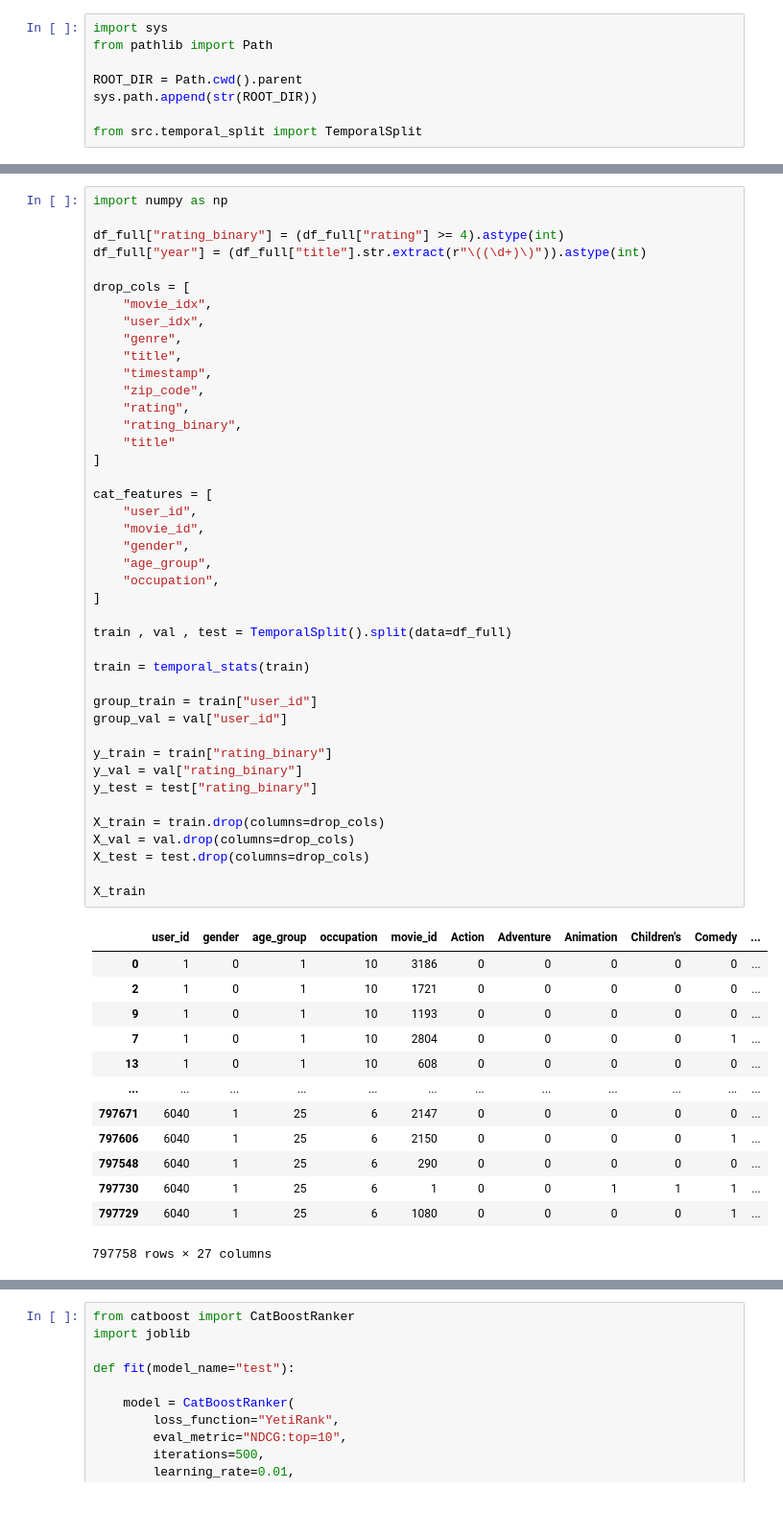
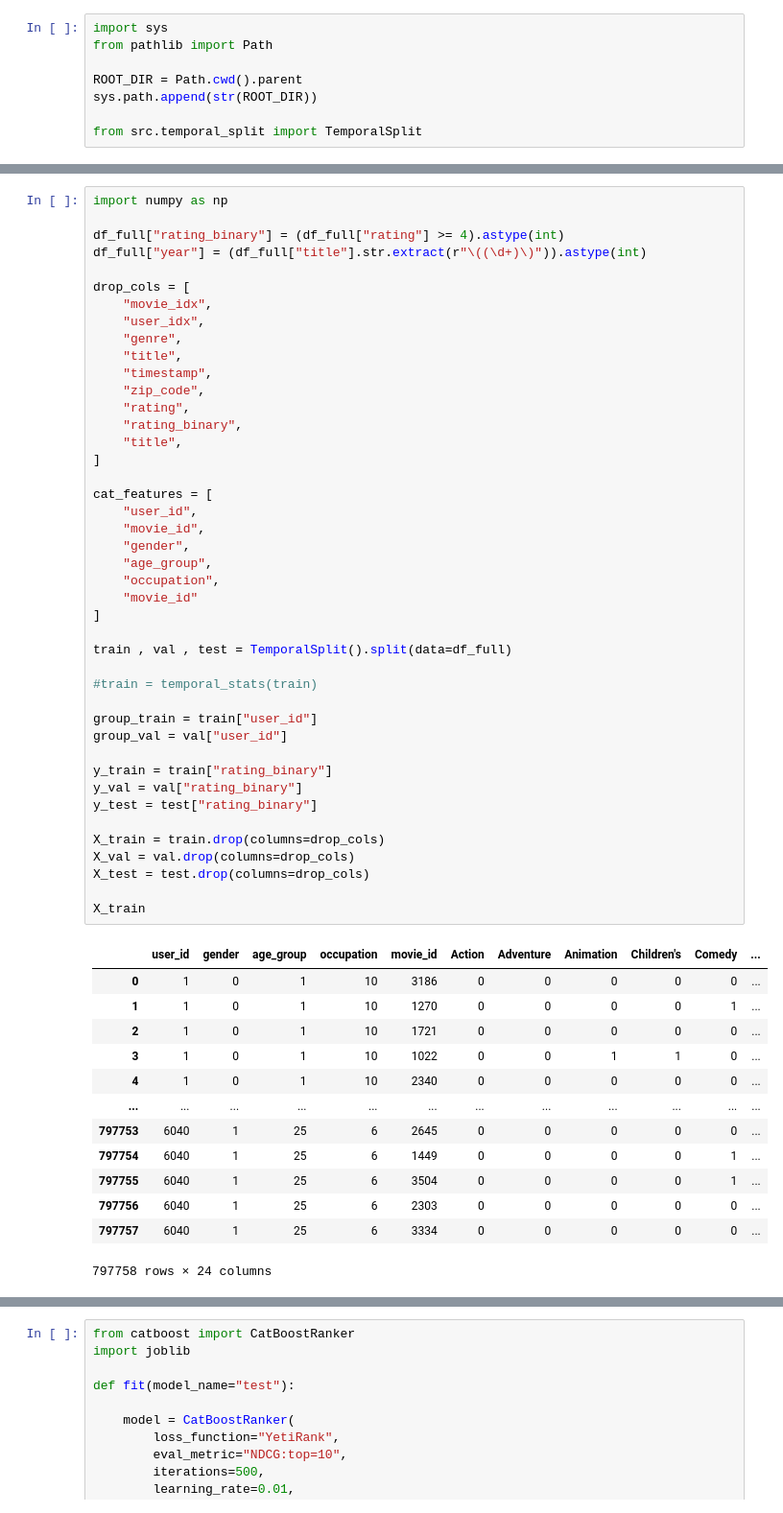
Before and after one commit to Senpaka/ml-recommendation-system, a Jupyter notebook: notebook/05_catboos.ipynb, the cells around one changed output, grey strips where cells are left out. Shown at 96% size. Cells and saved outputs as stored; diff of their text form.

```diff
--- a/notebook/05_catboos.ipynb
+++ b/notebook/05_catboos.ipynb
@@ -149,44 +88,45 @@ drop_cols = [
     "zip_code",
     "rating",
     "rating_binary",
-    "title"
+    "title",
 ]
 
 cat_features = [
     "user_id",
     "movie_id",
     "gender",
     "age_group",
     "occupation",
+    "movie_id"
 ]
 
 train , val , test = TemporalSplit().split(data=df_full)
 
-train = temporal_stats(train)
+#train = temporal_stats(train)
 
 group_train = train["user_id"]
 group_val = val["user_id"]
 
 y_train = train["rating_binary"]
 y_val = val["rating_binary"]
 y_test = test["rating_binary"]
 
 X_train = train.drop(columns=drop_cols)
 X_val = val.drop(columns=drop_cols)
 X_test = test.drop(columns=drop_cols)
 
 X_train
 # %% [output]
 |  | user_id | gender | age_group | occupation | movie_id | Action | Adventure | Animation | Children's | Comedy | ... |
 | 0 | 1 | 0 | 1 | 10 | 3186 | 0 | 0 | 0 | 0 | 0 | ... |
+| 1 | 1 | 0 | 1 | 10 | 1270 | 0 | 0 | 0 | 0 | 1 | ... |
 | 2 | 1 | 0 | 1 | 10 | 1721 | 0 | 0 | 0 | 0 | 0 | ... |
-| 9 | 1 | 0 | 1 | 10 | 1193 | 0 | 0 | 0 | 0 | 0 | ... |
-| 7 | 1 | 0 | 1 | 10 | 2804 | 0 | 0 | 0 | 0 | 1 | ... |
-| 13 | 1 | 0 | 1 | 10 | 608 | 0 | 0 | 0 | 0 | 0 | ... |
+| 3 | 1 | 0 | 1 | 10 | 1022 | 0 | 0 | 1 | 1 | 0 | ... |
+| 4 | 1 | 0 | 1 | 10 | 2340 | 0 | 0 | 0 | 0 | 0 | ... |
 | ... | ... | ... | ... | ... | ... | ... | ... | ... | ... | ... | ... |
-| 797671 | 6040 | 1 | 25 | 6 | 2147 | 0 | 0 | 0 | 0 | 0 | ... |
-| 797606 | 6040 | 1 | 25 | 6 | 2150 | 0 | 0 | 0 | 0 | 1 | ... |
-| 797548 | 6040 | 1 | 25 | 6 | 290 | 0 | 0 | 0 | 0 | 0 | ... |
-| 797730 | 6040 | 1 | 25 | 6 | 1 | 0 | 0 | 1 | 1 | 1 | ... |
-| 797729 | 6040 | 1 | 25 | 6 | 1080 | 0 | 0 | 0 | 0 | 1 | ... |
+| 797753 | 6040 | 1 | 25 | 6 | 2645 | 0 | 0 | 0 | 0 | 0 | ... |
+| 797754 | 6040 | 1 | 25 | 6 | 1449 | 0 | 0 | 0 | 0 | 1 | ... |
+| 797755 | 6040 | 1 | 25 | 6 | 3504 | 0 | 0 | 0 | 0 | 1 | ... |
+| 797756 | 6040 | 1 | 25 | 6 | 2303 | 0 | 0 | 0 | 0 | 0 | ... |
+| 797757 | 6040 | 1 | 25 | 6 | 3334 | 0 | 0 | 0 | 0 | 0 | ... |
-797758 rows × 27 columns
+797758 rows × 24 columns
```
Also changed, not shown: parts of 34 cells of this notebook.
